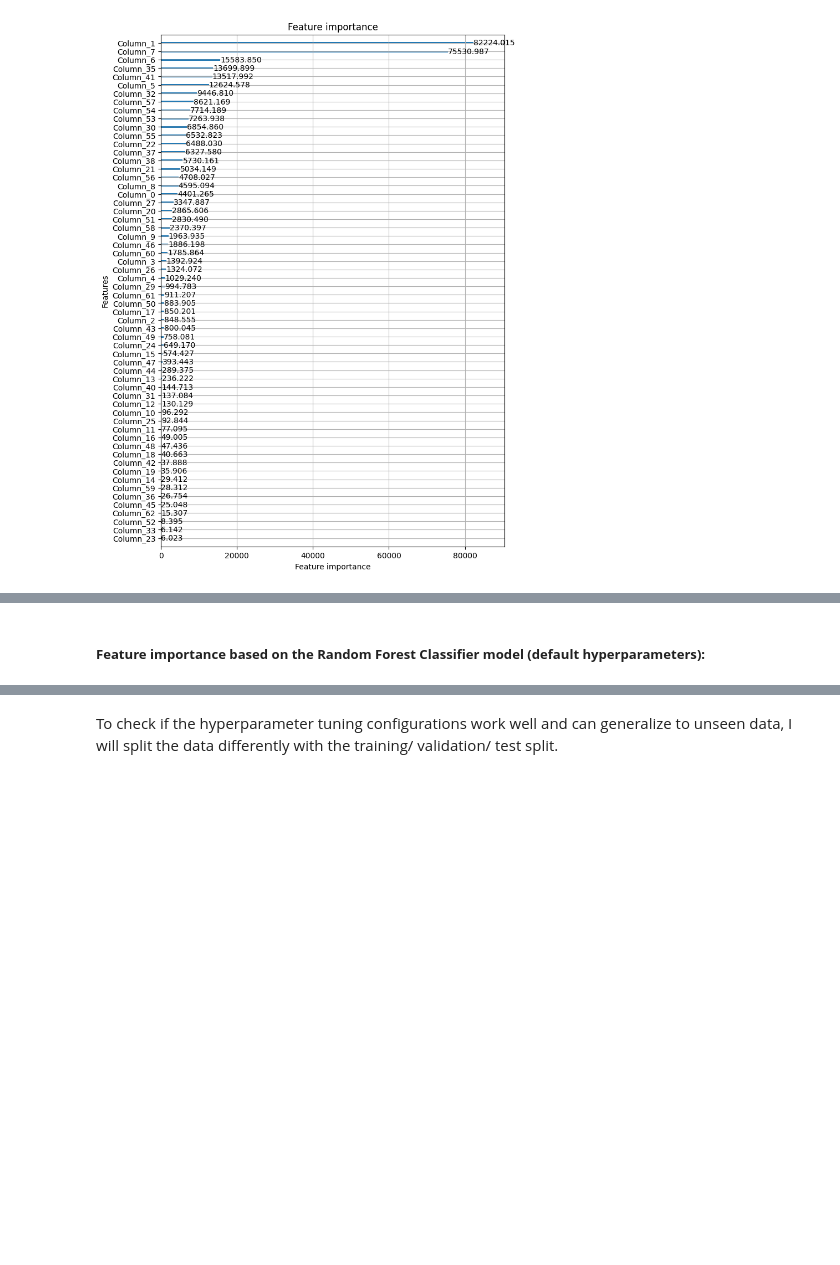
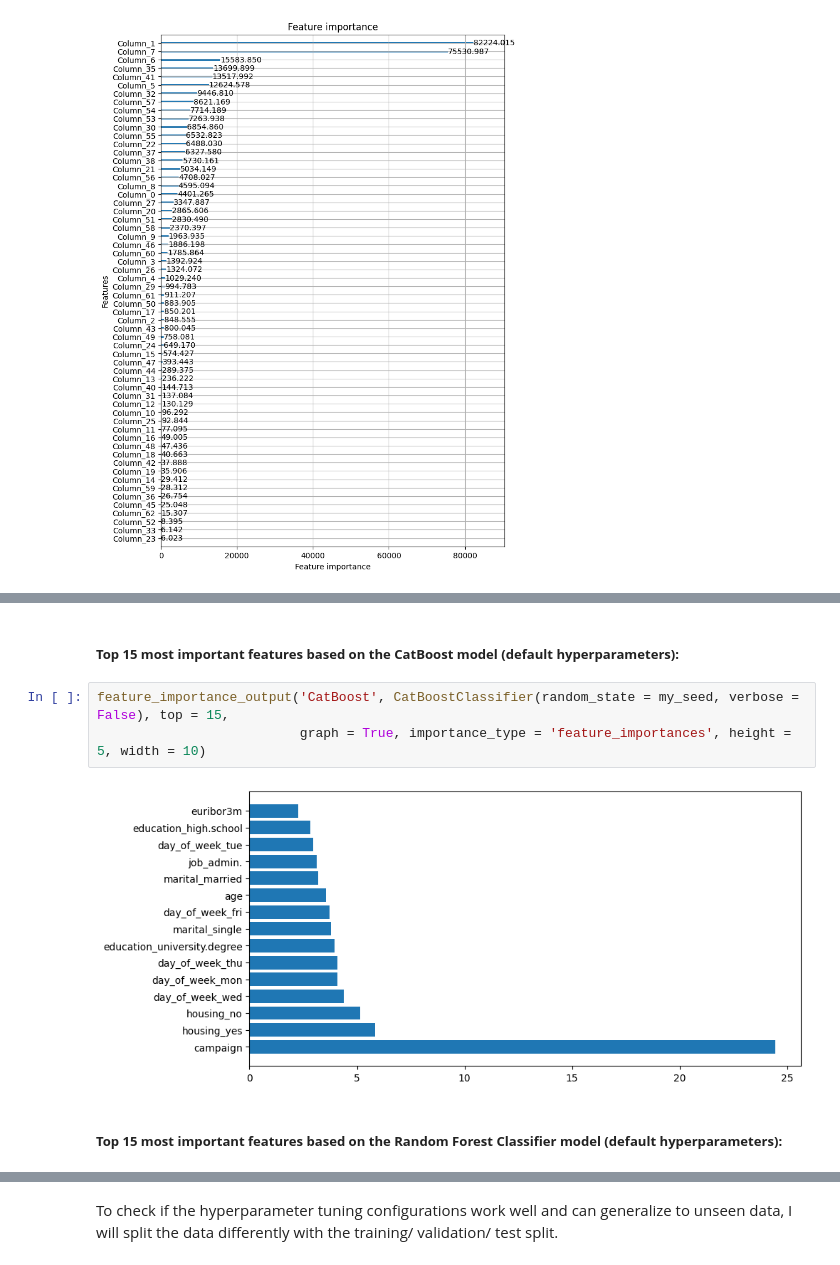
Before and after one commit to thaianle/bank-marketing, a Jupyter notebook: bank-marketing.ipynb, the cells around one changed output, grey strips where cells are left out. Drawn from its saved outputs; the diff is of its cells as text; blank space fills up the shorter version.

```diff
--- a/bank-marketing.ipynb
+++ b/bank-marketing.ipynb
@@ -1096,3 +1139,10 @@ lgb.plot_importance(lgb_model, importance_type = 'gain', figsize = (8, 12))
+# %% [markdown]
+##### **Top 15 most important features based on the CatBoost model (default hyperparameters):**
+# %%
+feature_importance_output('CatBoost', CatBoostClassifier(random_state = my_seed, verbose = False), top = 15,
+                          graph = True, importance_type = 'feature_importances', height = 5, width = 10)
+# %% [output]
+[figure, added]
 # %% [markdown]
-##### **Feature importance based on the Random Forest Classifier model (default hyperparameters):**
+##### **Top 15 most important features based on the Random Forest Classifier model (default hyperparameters):**
 # %%
```
Also changed, not shown: parts of 16 cells of this notebook, 4 other files.
